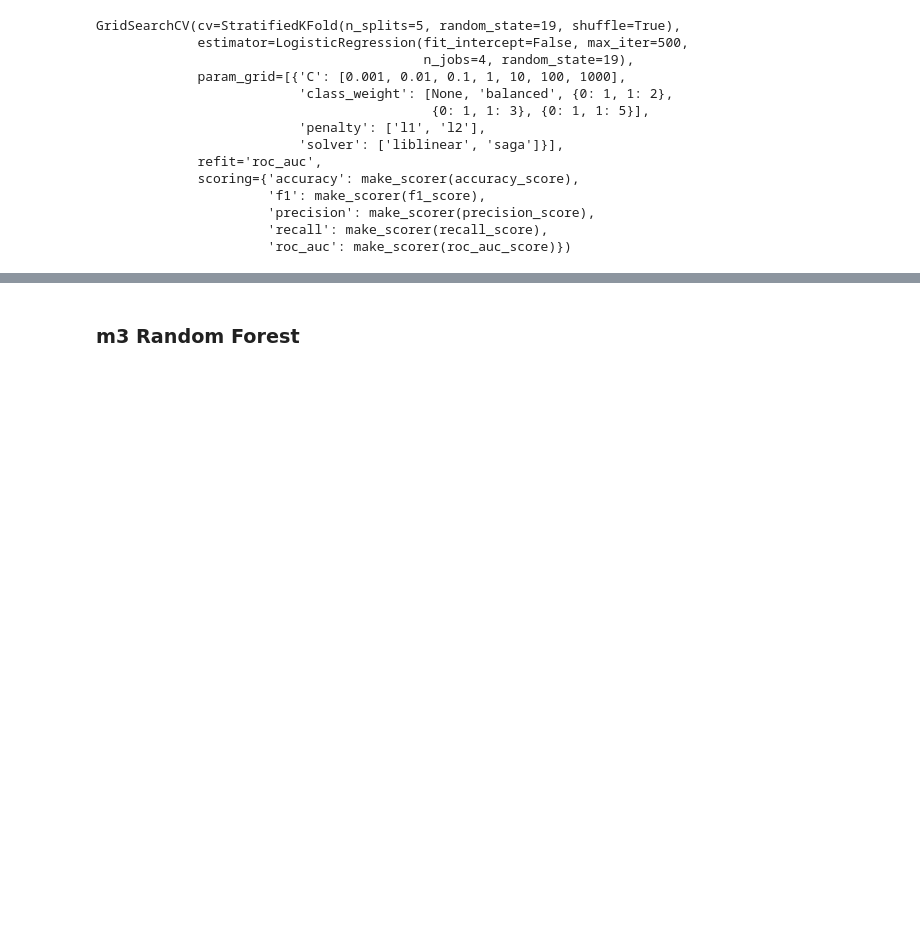
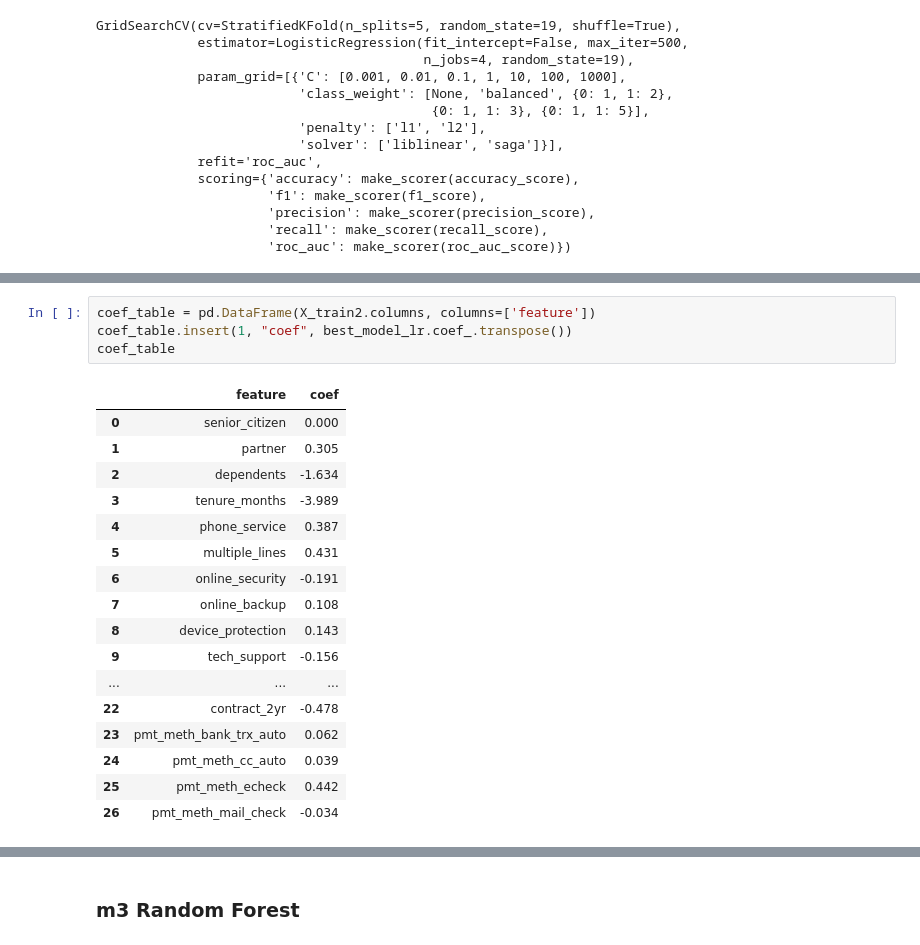
Before and after one commit to cutterback/p03-telco-churn-model, a Jupyter notebook: Telco-Churn-Classification-Model.ipynb, the cells around one changed output, grey strips where cells are left out. Drawn from its saved outputs; the diff is of its cells as text; blank space fills up the shorter version.

```diff
--- a/Telco-Churn-Classification-Model.ipynb
+++ b/Telco-Churn-Classification-Model.ipynb
@@ -736,0 +740,22 @@ print(confusion_matrix(y_true, y_hat_train))
+# %%
+coef_table = pd.DataFrame(X_train2.columns, columns=['feature'])
+coef_table.insert(1, "coef", best_model_lr.coef_.transpose())
+coef_table
+# %% [output]
+|  | feature | coef |
+| 0 | senior_citizen | 0.000 |
+| 1 | partner | 0.305 |
+| 2 | dependents | -1.634 |
+| 3 | tenure_months | -3.989 |
+| 4 | phone_service | 0.387 |
+| 5 | multiple_lines | 0.431 |
+| 6 | online_security | -0.191 |
+| 7 | online_backup | 0.108 |
+| 8 | device_protection | 0.143 |
+| 9 | tech_support | -0.156 |
+| ... | ... | ... |
+| 22 | contract_2yr | -0.478 |
+| 23 | pmt_meth_bank_trx_auto | 0.062 |
+| 24 | pmt_meth_cc_auto | 0.039 |
+| 25 | pmt_meth_echeck | 0.442 |
+| 26 | pmt_meth_mail_check | -0.034 |
```
Also changed, not shown: parts of 8 cells of this notebook, 1 other file.
